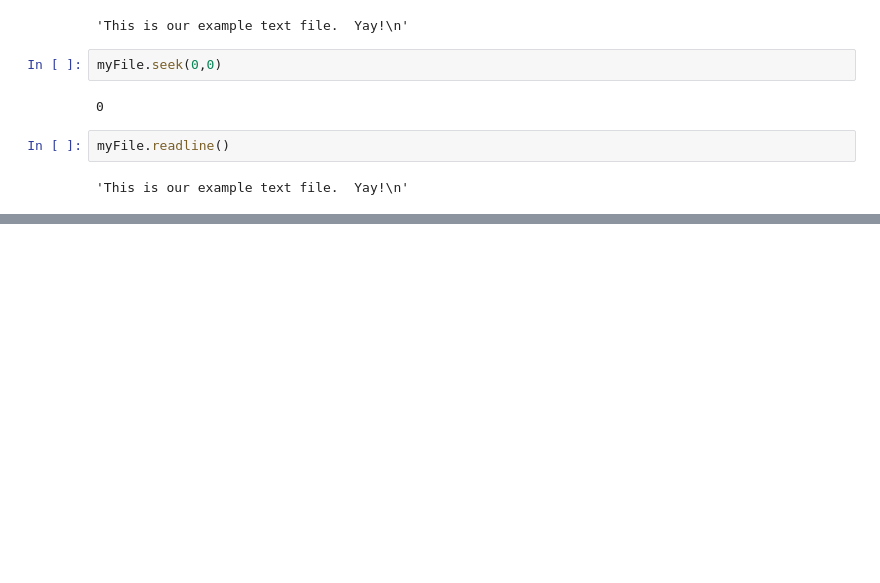
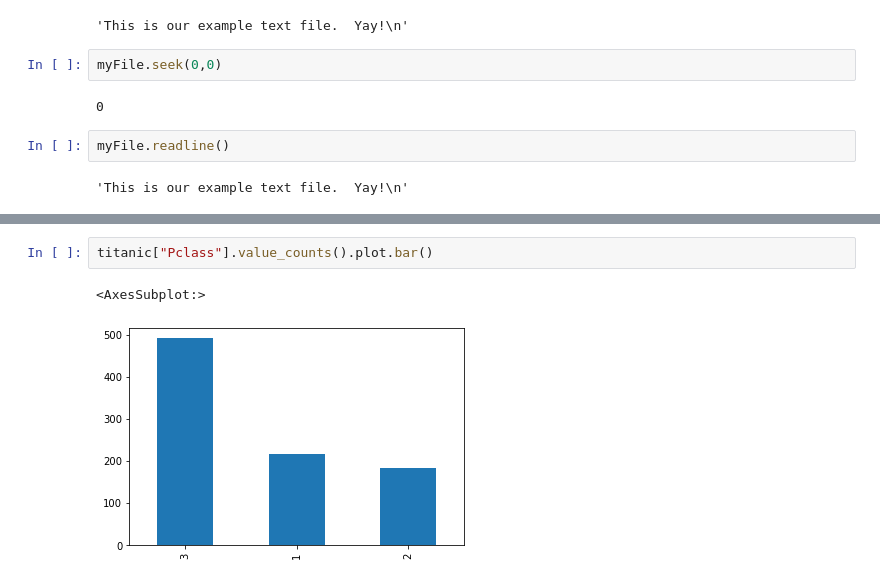
Before and after one commit to millera2/millera2.github.io, a Jupyter notebook: CS-111/CS111-scratch-pad.ipynb, the cells around one changed output, grey strips where cells are left out. Cells and saved outputs as stored; diff of their text form; blank space fills up the shorter version.

```diff
--- a/CS-111/CS111-scratch-pad.ipynb
+++ b/CS-111/CS111-scratch-pad.ipynb
@@ -1531,0 +1550,5 @@ myFile.readline()
+# %%
+titanic["Pclass"].value_counts().plot.bar()
+# %% [output]
+<AxesSubplot:>
+[figure, added]
```
Also changed, not shown: parts of 14 cells of this notebook, 8 other files.
